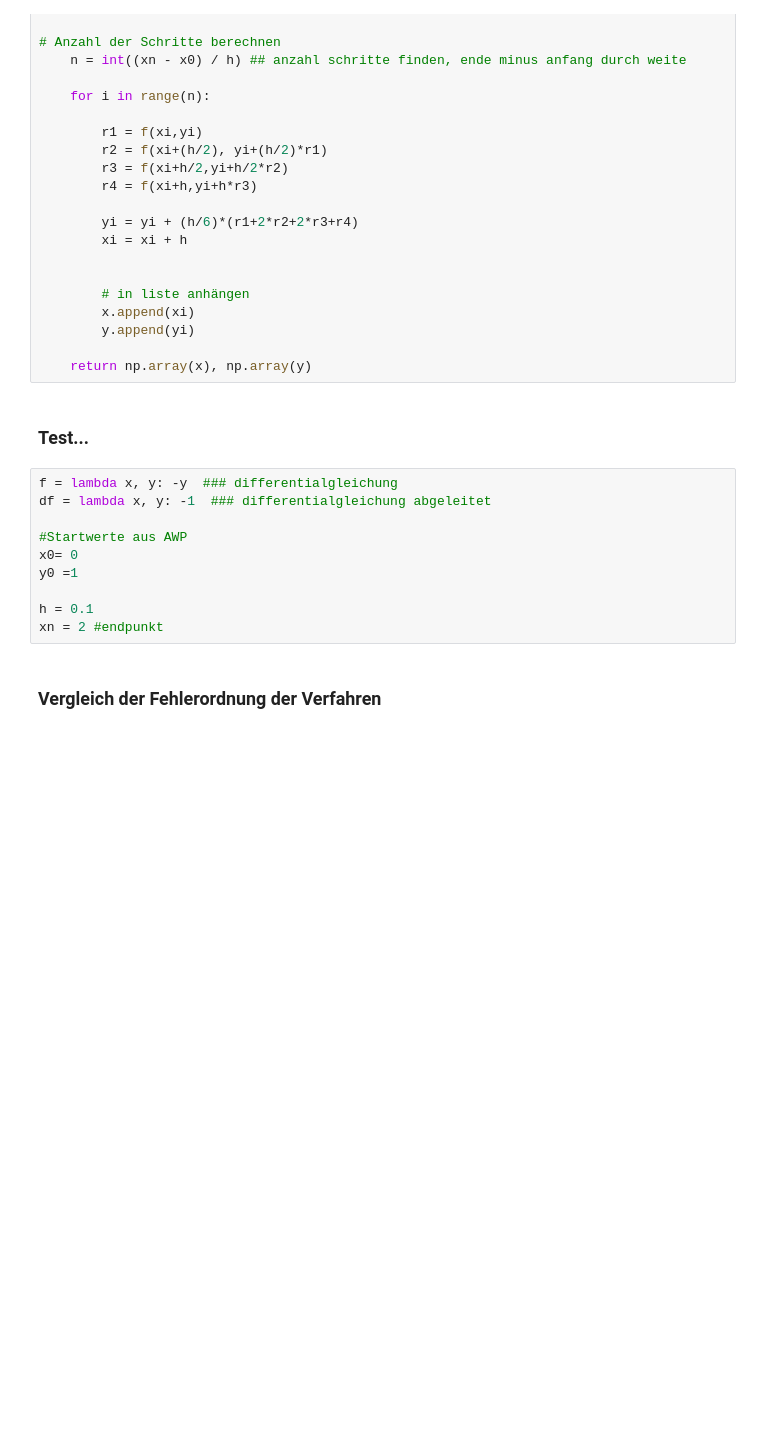
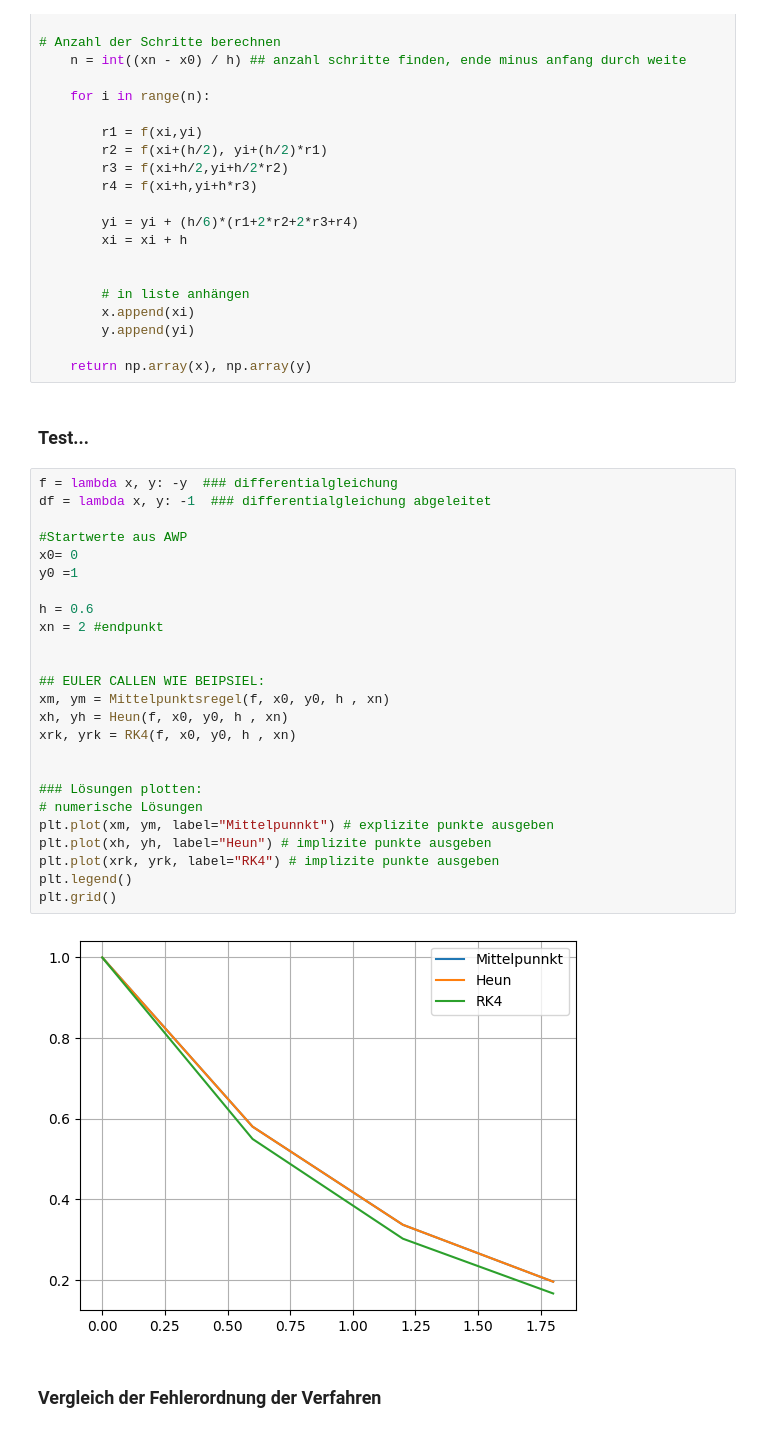
Before and after one commit to BieriCyril/ZHAW_STt_NUM1, a Jupyter notebook: NUM1_Praktikum_W10_W11.ipynb, the cells around one changed output. Drawn from its saved outputs; the diff is of its cells as text; blank space fills up the shorter version.

```diff
--- a/NUM1_Praktikum_W10_W11.ipynb
+++ b/NUM1_Praktikum_W10_W11.ipynb
@@ -218,12 +218,29 @@ def RK4(f, x0, y0, h, xn):
 # %%
 f = lambda x, y: -y  ### differentialgleichung
 df = lambda x, y: -1  ### differentialgleichung abgeleitet
 
 #Startwerte aus AWP
 x0= 0
 y0 =1
 
-h = 0.1
+h = 0.6
 xn = 2 #endpunkt
+
+
+## EULER CALLEN WIE BEIPSIEL:
+xm, ym = Mittelpunktsregel(f, x0, y0, h , xn)
+xh, yh = Heun(f, x0, y0, h , xn)
+xrk, yrk = RK4(f, x0, y0, h , xn)
+
+
+### Lösungen plotten:
+# numerische Lösungen
+plt.plot(xm, ym, label="Mittelpunnkt") # explizite punkte ausgeben
+plt.plot(xh, yh, label="Heun") # implizite punkte ausgeben
+plt.plot(xrk, yrk, label="RK4") # implizite punkte ausgeben
+plt.legend()
+plt.grid()
+# %% [output]
+[figure, added]
 # %% [markdown]
 ### Vergleich der Fehlerordnung der Verfahren
```
